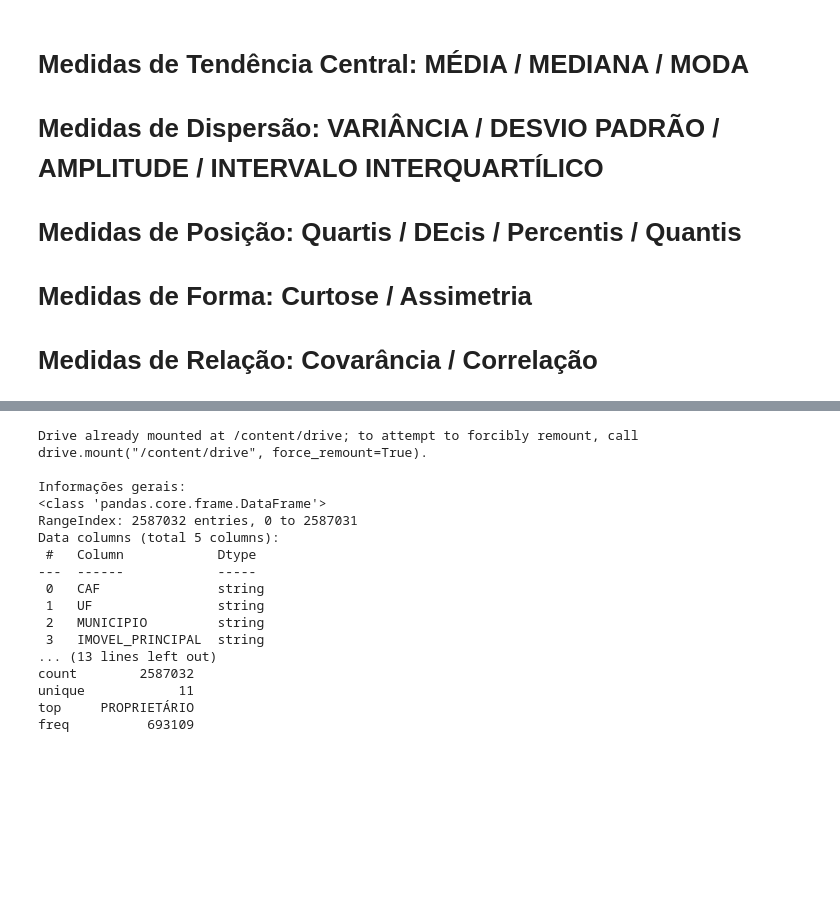
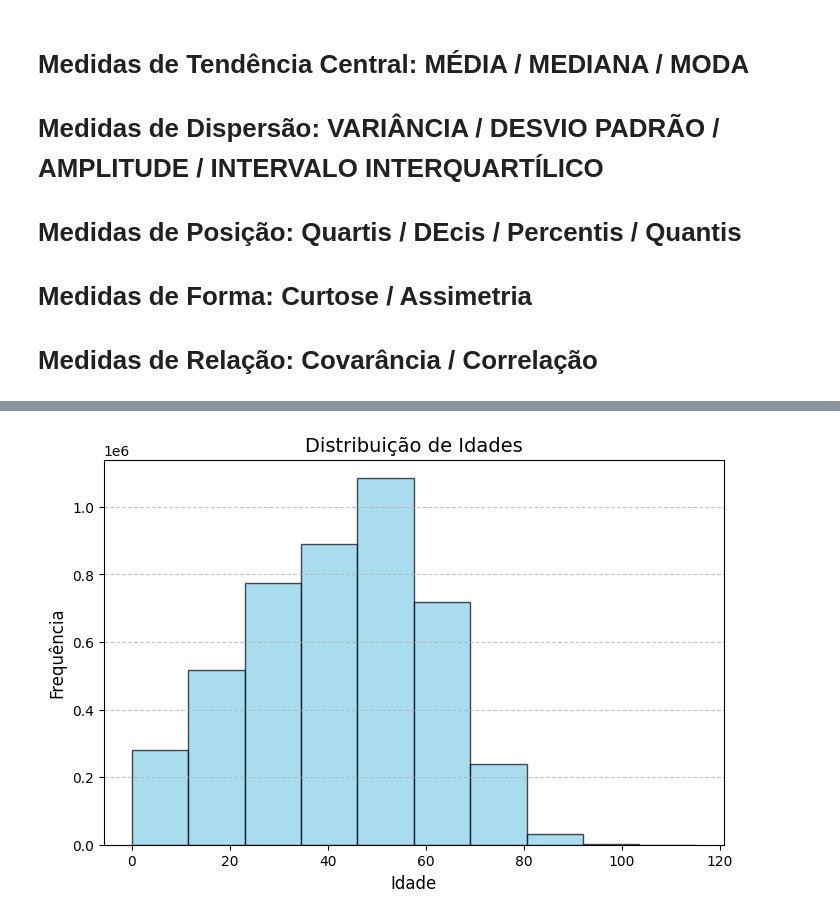
Before and after one commit to Luisamfer/Ativ_Est_Desc, a Jupyter notebook: Estat_desc.ipynb, the cells around one changed output, grey strips where cells are left out. Drawn from its saved outputs; the diff is of its cells as text; code cells hidden in the pictures; blank space fills up the shorter version.

```diff
--- a/Estat_desc.ipynb
+++ b/Estat_desc.ipynb
@@ -79,0 +81,20 @@ memory usage: 151.4 MB
+# %%
+def definir_faixa_etaria(IDADE):
+  if IDADE <= 15:
+    return "Menor de 15 anos"
+  elif IDADE <= 29:
+    return "16 a 29 anos"
+  elif IDADE <= 39:
+    return "30 a 39 anos"
+  elif IDADE <= 49:
+    return "40 a 49 anos"
+  elif IDADE <= 59:
+    return "50 a 59 anos"
+  elif IDADE <= 69:
+    return "60 a 69 anos"
+  elif IDADE > 69: return "Mais de 70 anos"
+
+  return pd.NA
+
+df_membros['faixa_etaria'] = df_membros["IDADE"].apply(definir_faixa_etaria)
+df_membros.head()
@@ -79,0 +135,18 @@ memory usage: 151.4 MB
+# %%
+# CRIANDO HISTOGRAMA PARA AS IDADES DOS AGRICULTORES FAMILIARES
+idades = df_membros["IDADE"]
+plt.figure(figsize=(8, 5))  # Ajusta o tamanho do gráfico
+plt.hist(idades, bins=10, color="skyblue", edgecolor="black", alpha=0.7)  # Personalização
+
+# Adicionando rótulos e título
+plt.xlabel("Idade", fontsize=12)
+plt.ylabel("Frequência", fontsize=12)
+plt.title("Distribuição de Idades", fontsize=14)
+
+# Adicionando uma grade
+plt.grid(axis="y", linestyle="--", alpha=0.7)
+
+# Exibindo o gráfico
+plt.show()
+# %% [output]
+[figure, added]
@@ -80,34 +168,14 @@ memory usage: 151.4 MB
 # %%
 # Carregando arquivo de ÁREA
-drive.mount('/content/drive')
+#drive.mount('/content/drive')
 
-df_area = pd.read_csv("/content/drive/My Drive/Colab Notebooks/MBA_Est_Desc_dados/AREA.csv", sep=';', encoding='utf-8', dtype={
-    "CAF":"string",
-    "UF":"string",
-    "MUNICIPIO":"string",
-    "IMOVEL_PRINCIPAL":"category",
-    "USO_TERRA":"category"
-})
+#df_area = pd.read_csv("/content/drive/My Drive/Colab Notebooks/MBA_Est_Desc_dados/AREA.csv", sep=';', encoding='utf-8', dtype={
+#    "CAF":"string",
+#   "UF":"string",
+#   "MUNICIPIO":"string",
+#   "IMOVEL_PRINCIPAL":"category",
+#   "USO_TERRA":"category"
+#})
 
-print("\nInformações gerais:")
-print(df_area.info())
-print("\nDescrição estatística:")
-print(df_area.describe())
+#df_area.info()
+#df_area.describe()
-# %% [output]
-Drive already mounted at /content/drive; to attempt to forcibly remount, call drive.mount("/content/drive", force_remount=True).
-
-Informações gerais:
-<class 'pandas.core.frame.DataFrame'>
-RangeIndex: 2587032 entries, 0 to 2587031
-Data columns (total 5 columns):
- #   Column            Dtype
----  ------            -----
- 0   CAF               string
- 1   UF                string
- 2   MUNICIPIO         string
- 3   IMOVEL_PRINCIPAL  string
-... (13 lines left out)
-count        2587032
-unique            11
-top     PROPRIETÁRIO
-freq          693109
```
Also changed, not shown: parts of 8 cells of this notebook.
